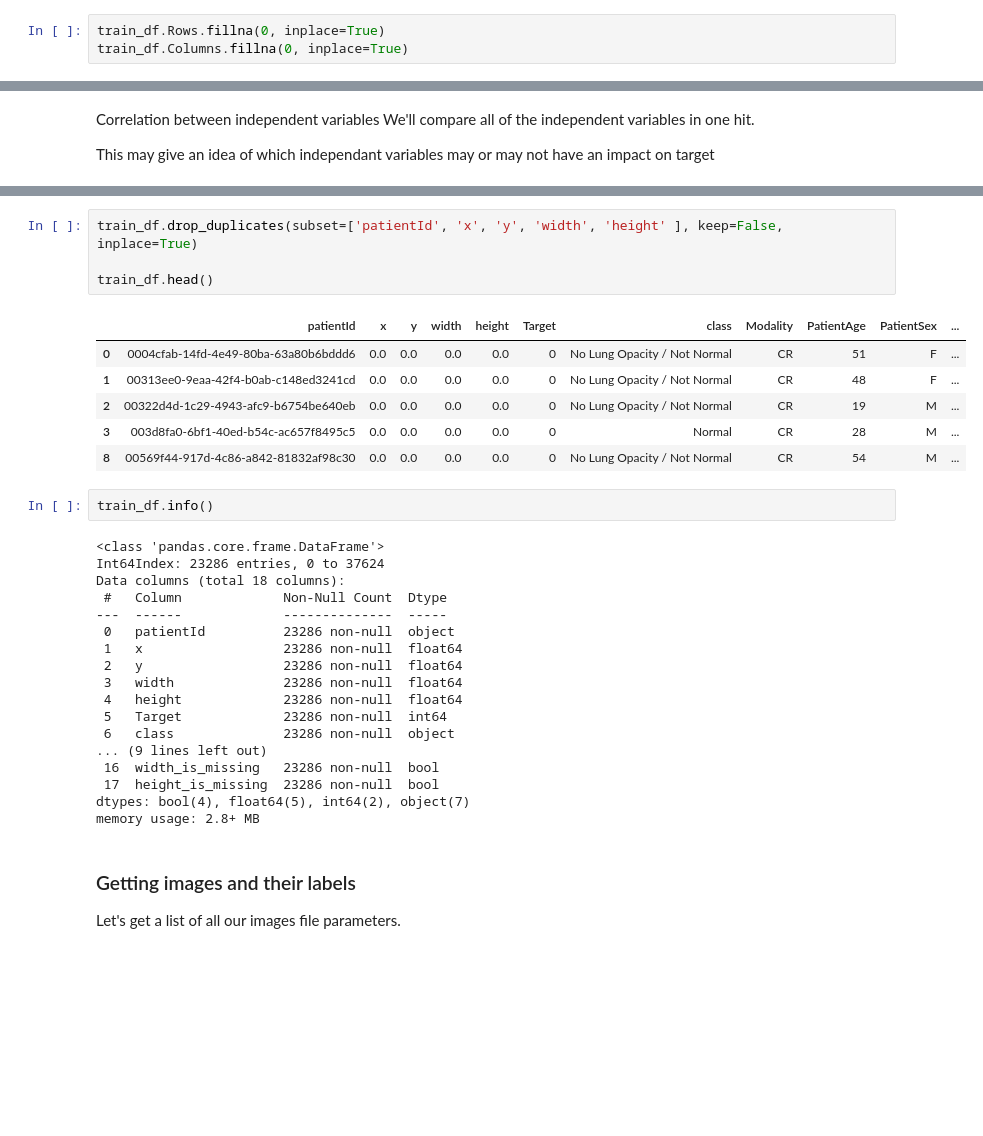
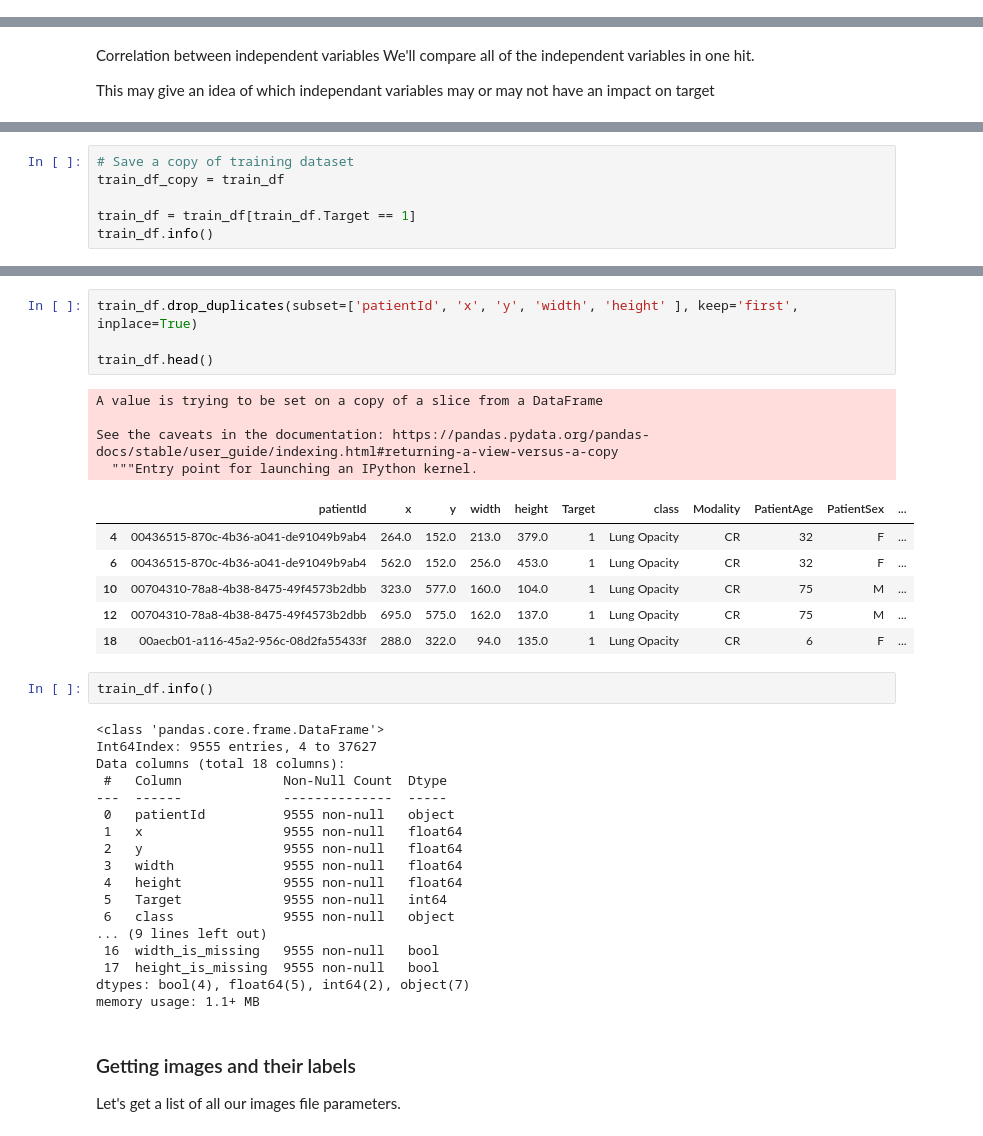
Before and after one commit to julycapstone2020/Pneumonia-Detection-Challenge, a Jupyter notebook: notebook/Pneumonia_Detection_Challenge.ipynb, the cells around one changed output, grey strips where cells are left out. Cells and saved outputs as stored; diff of their text form; blank space fills up the shorter version.

```diff
--- a/notebook/Pneumonia_Detection_Challenge.ipynb
+++ b/notebook/Pneumonia_Detection_Challenge.ipynb
@@ -412,9 +414,6 @@ for label, content in train_df.items():
             train_df[label+"_is_missing"] = pd.isnull(content)
             # Fill missing numeric values with median
             train_df[label] = content.fillna(0)
-# %%
-train_df.Rows.fillna(0, inplace=True)
-train_df.Columns.fillna(0, inplace=True)
 # %%
 # Check if there are any missing numberic values
 train_df.isna().sum()
@@ -558,0 +558,6 @@ ax.set_ylim(bottom + 0.5, top - 0.5)
+# %%
+# Save a copy of training dataset
+train_df_copy = train_df
+
+train_df = train_df[train_df.Target == 1]
+train_df.info()
@@ -559,34 +582,38 @@ ax.set_ylim(bottom + 0.5, top - 0.5)
 # %%
-train_df.drop_duplicates(subset=['patientId', 'x', 'y', 'width', 'height' ], keep=False, inplace=True)
+train_df.drop_duplicates(subset=['patientId', 'x', 'y', 'width', 'height' ], keep='first', inplace=True)
 
 train_df.head()
 # %% [output]
+A value is trying to be set on a copy of a slice from a DataFrame
+
+See the caveats in the documentation: https://pandas.pydata.org/pandas-docs/stable/user_guide/indexing.html#returning-a-view-versus-a-copy
+  """Entry point for launching an IPython kernel.
 |  | patientId | x | y | width | height | Target | class | Modality | PatientAge | PatientSex | ... |
-| 0 | 0004cfab-14fd-4e49-80ba-63a80b6bddd6 | 0.0 | 0.0 | 0.0 | 0.0 | 0 | No Lung Opacity / Not Normal | CR | 51 | F | ... |
-| 1 | 00313ee0-9eaa-42f4-b0ab-c148ed3241cd | 0.0 | 0.0 | 0.0 | 0.0 | 0 | No Lung Opacity / Not Normal | CR | 48 | F | ... |
-| 2 | 00322d4d-1c29-4943-afc9-b6754be640eb | 0.0 | 0.0 | 0.0 | 0.0 | 0 | No Lung Opacity / Not Normal | CR | 19 | M | ... |
-| 3 | 003d8fa0-6bf1-40ed-b54c-ac657f8495c5 | 0.0 | 0.0 | 0.0 | 0.0 | 0 | Normal | CR | 28 | M | ... |
-| 8 | 00569f44-917d-4c86-a842-81832af98c30 | 0.0 | 0.0 | 0.0 | 0.0 | 0 | No Lung Opacity / Not Normal | CR | 54 | M | ... |
+| 4 | 00436515-870c-4b36-a041-de91049b9ab4 | 264.0 | 152.0 | 213.0 | 379.0 | 1 | Lung Opacity | CR | 32 | F | ... |
+| 6 | 00436515-870c-4b36-a041-de91049b9ab4 | 562.0 | 152.0 | 256.0 | 453.0 | 1 | Lung Opacity | CR | 32 | F | ... |
+| 10 | 00704310-78a8-4b38-8475-49f4573b2dbb | 323.0 | 577.0 | 160.0 | 104.0 | 1 | Lung Opacity | CR | 75 | M | ... |
+| 12 | 00704310-78a8-4b38-8475-49f4573b2dbb | 695.0 | 575.0 | 162.0 | 137.0 | 1 | Lung Opacity | CR | 75 | M | ... |
+| 18 | 00aecb01-a116-45a2-956c-08d2fa55433f | 288.0 | 322.0 | 94.0 | 135.0 | 1 | Lung Opacity | CR | 6 | F | ... |
 # %%
 train_df.info()
 # %% [output]
 <class 'pandas.core.frame.DataFrame'>
-Int64Index: 23286 entries, 0 to 37624
+Int64Index: 9555 entries, 4 to 37627
 Data columns (total 18 columns):
  #   Column             Non-Null Count  Dtype
 ---  ------             --------------  -----
- 0   patientId          23286 non-null  object
- 1   x                  23286 non-null  float64
- 2   y                  23286 non-null  float64
- 3   width              23286 non-null  float64
- 4   height             23286 non-null  float64
- 5   Target             23286 non-null  int64
- 6   class              23286 non-null  object
+ 0   patientId          9555 non-null   object
+ 1   x                  9555 non-null   float64
+ 2   y                  9555 non-null   float64
+ 3   width              9555 non-null   float64
+ 4   height             9555 non-null   float64
+ 5   Target             9555 non-null   int64
+ 6   class              9555 non-null   object
 ... (9 lines left out)
- 16  width_is_missing   23286 non-null  bool
- 17  height_is_missing  23286 non-null  bool
+ 16  width_is_missing   9555 non-null   bool
+ 17  height_is_missing  9555 non-null   bool
 dtypes: bool(4), float64(5), int64(2), object(7)
-memory usage: 2.8+ MB
+memory usage: 1.1+ MB
 # %% [markdown]
 ### Getting images and their labels
 
```
Also changed, not shown: parts of 26 cells of this notebook.
